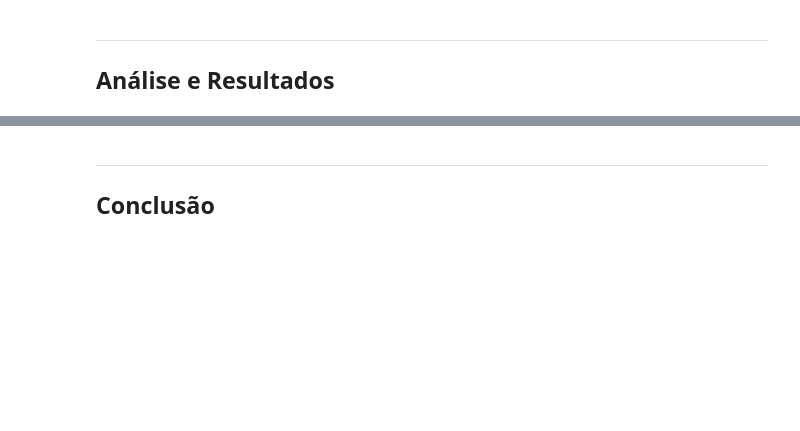
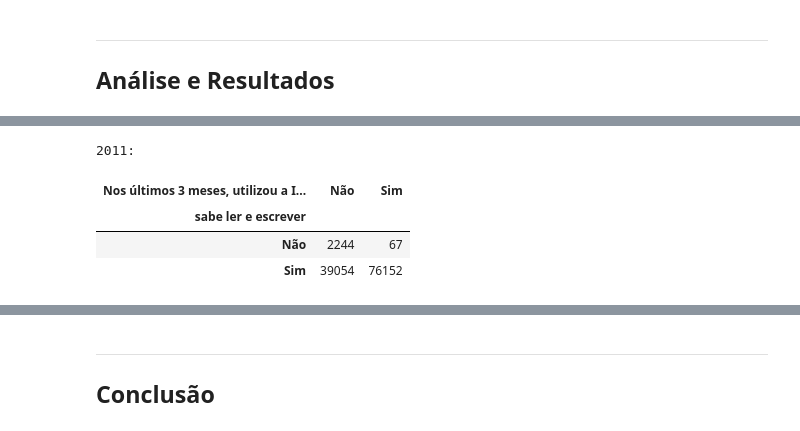
Before and after one commit to 4rfel/DP_DADOS_2019, a Jupyter notebook: Projeto1 Layout.ipynb, the cells around one changed output, grey strips where cells are left out. Drawn from its saved outputs; the diff is of its cells as text; code cells hidden in the pictures; blank space fills up the shorter version.

```diff
--- a/Projeto1 Layout.ipynb
+++ b/Projeto1 Layout.ipynb
@@ -439,0 +504,9 @@ ___
+# %%
+print("2011:")
+ct2011
+# %% [output]
+2011:
+| Nos últimos 3 meses, utilizou a I... | Não | Sim |
+| sabe ler e escrever |  |  |
+| Não | 2244 | 67 |
+| Sim | 39054 | 76152 |
```
Also changed, not shown: parts of 25 cells of this notebook, 2 other files.
